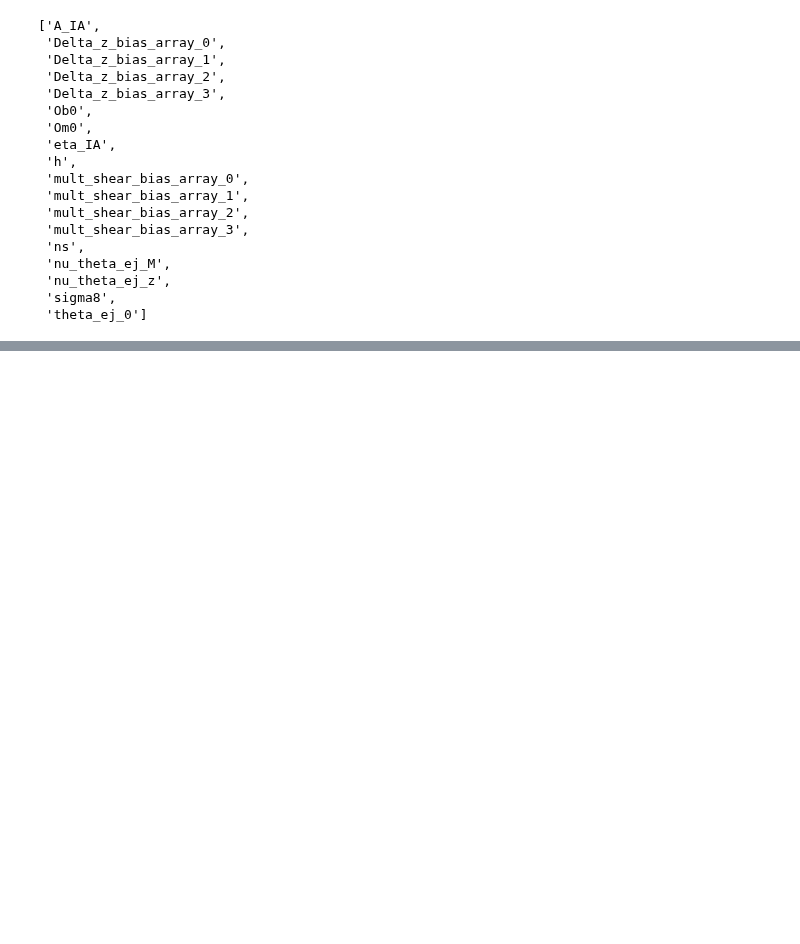
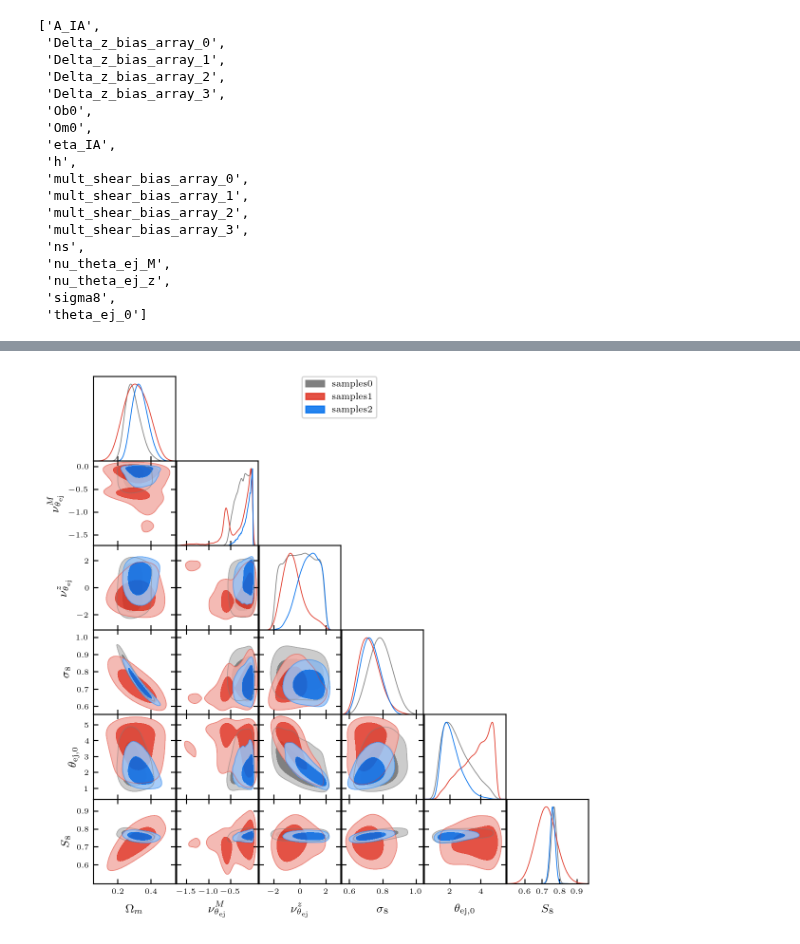
Before and after one commit to shivampcosmo/GODMAX, a Jupyter notebook: run_scripts/test_runs_v0/sample_params_None_xip_xim.ipynb, the cells around one changed output, grey strips where cells are left out. Saved outputs shown, nothing was run; the diff lists cells and outputs as text; code cells hidden in the pictures; blank space fills up the shorter version.

```diff
--- a/run_scripts/test_runs_v0/sample_params_None_xip_xim.ipynb
+++ b/run_scripts/test_runs_v0/sample_params_None_xip_xim.ipynb
@@ -613,0 +711,10 @@ WARNING:root:fine_bins_2D not large enough for optimal density: theta_ej_0, S8
+# %%
+params = ['Om0', 'nu_theta_ej_M', 'nu_theta_ej_z', 'sigma8', 'theta_ej_0', 'S8']
+
+g = plots.get_subplot_plotter(width_inch=6)
+g.triangle_plot([samples_xipxim, samples_gty, samples_all], params, filled=True)
+# g.triangle_plot([samples], filled=True)
+save_plot_dir = '/mnt/home/spandey/ceph/GODMAX/results/ACTxDES/'
+# g.export(save_plot_dir + f'triangle_plot_probe_{probe}_deproj_cib_1p7_dBeta_20000_1500_num_chains_5.png')
+# %% [output]
+[figure, added]
```
Also changed, not shown: parts of 12 cells of this notebook, 14 other files.
